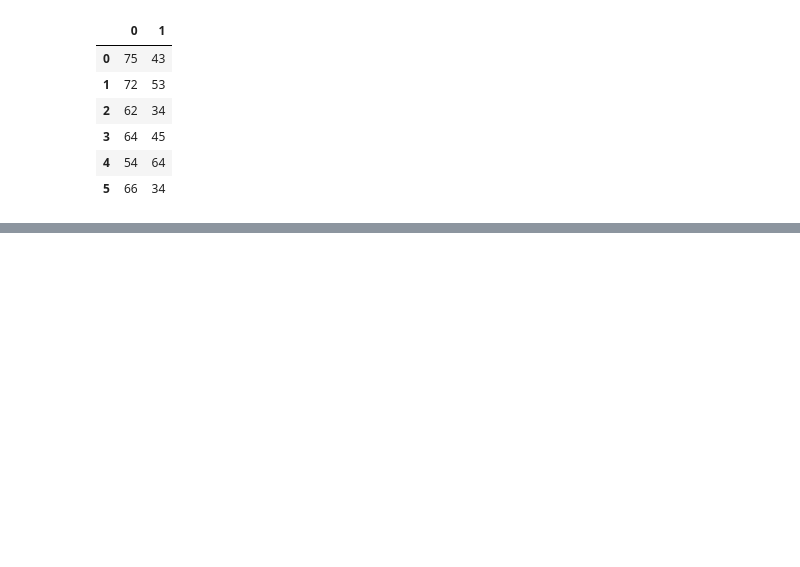
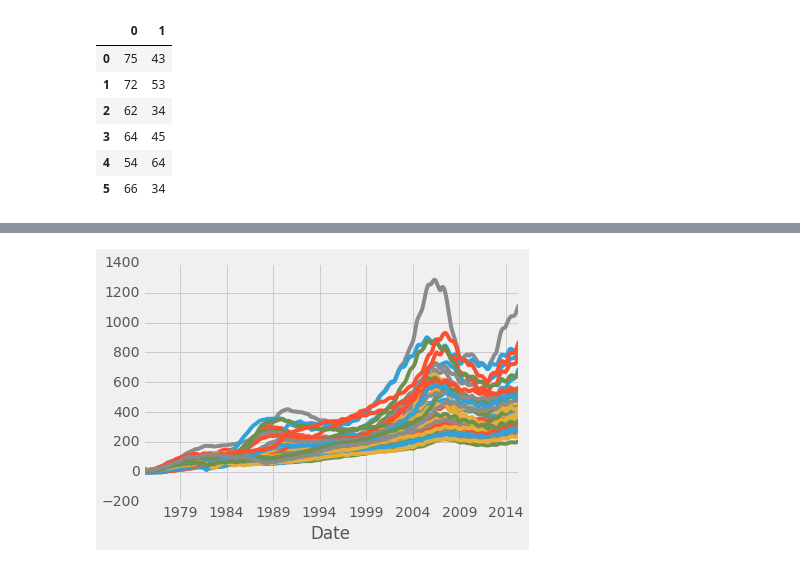
Before and after one commit to arkoneogy/mytutorials, a Jupyter notebook: python/sentdex_pandas_tut2_youtube.ipynb, the cells around one changed output, grey strips where cells are left out. Cells and saved outputs as stored; diff of their text form; code cells hidden in the pictures; blank space fills up the shorter version.

```diff
--- a/python/sentdex_pandas_tut2_youtube.ipynb
+++ b/python/sentdex_pandas_tut2_youtube.ipynb
@@ -156,0 +668,3 @@ df2
+# %%
+grab_state_hpi_data()
+hpi_data= pd.read_pickle('states_hpi.pickle')
@@ -156,0 +689,5 @@ df2
+# %%
+hpi_data.plot()
+plt.legend().remove()
+# %% [output]
+[figure, added]
```
Also changed, not shown: parts of 82 cells of this notebook, 4 other files.
